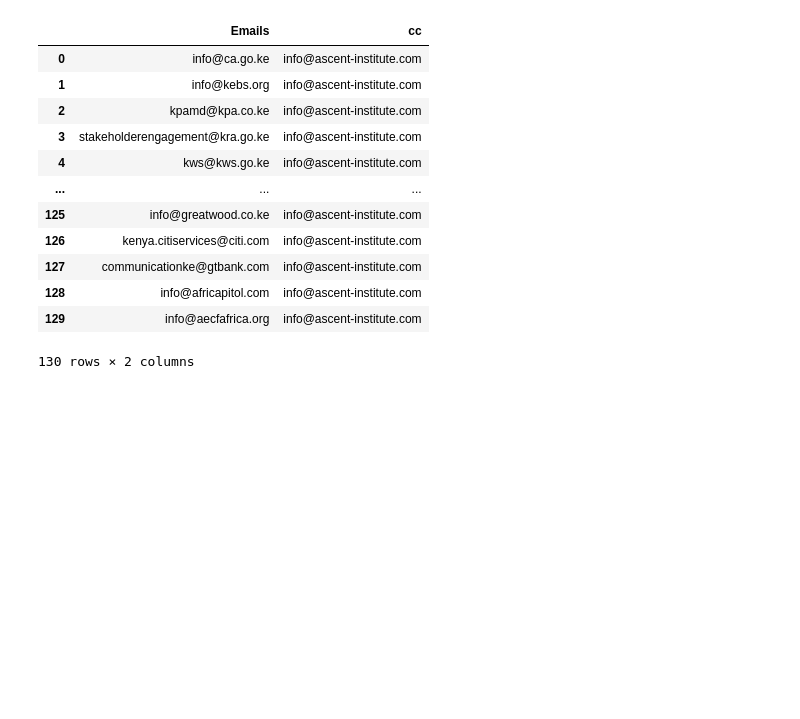
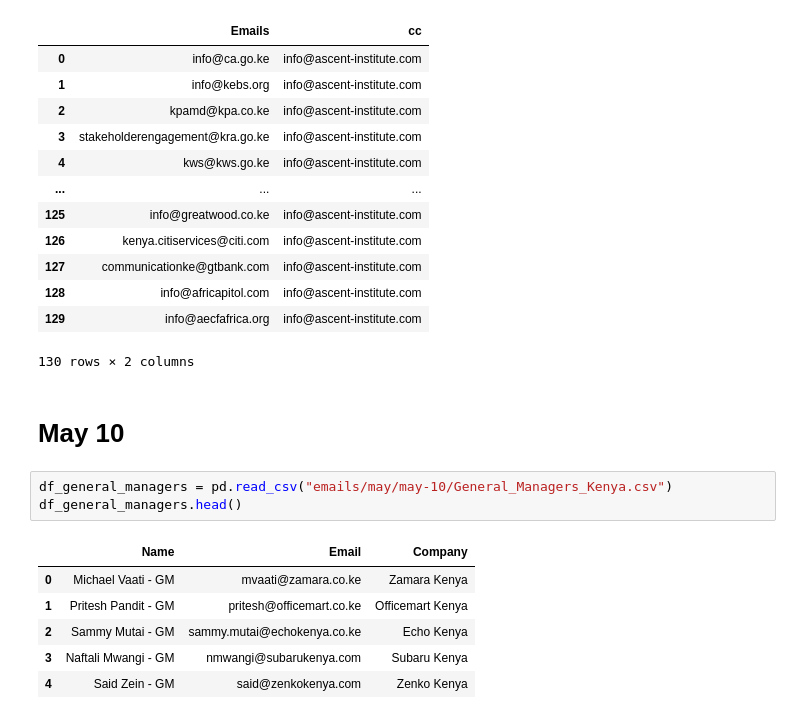
Before and after one commit to IainMosima/bulk-email-sender, a Jupyter notebook: analysis.ipynb, the cells around one changed output. Saved outputs shown, nothing was run; the diff lists cells and outputs as text; blank space fills up the shorter version.

```diff
--- a/analysis.ipynb
+++ b/analysis.ipynb
@@ -676,3 +699,15 @@ df_leads_cleaned
 | 128 | info@africapitol.com | info@ascent-institute.com |
 | 129 | info@aecfafrica.org | info@ascent-institute.com |
 130 rows × 2 columns
+# %% [markdown]
+# May 10
+# %%
+df_general_managers = pd.read_csv("emails/may/may-10/General_Managers_Kenya.csv")
+df_general_managers.head()
+# %% [output]
+|  | Name | Email | Company |
+| 0 | Michael Vaati - GM | mvaati@zamara.co.ke | Zamara Kenya |
+| 1 | Pritesh Pandit - GM | pritesh@officemart.co.ke | Officemart Kenya |
+| 2 | Sammy Mutai - GM | sammy.mutai@echokenya.co.ke | Echo Kenya |
+| 3 | Naftali Mwangi - GM | nmwangi@subarukenya.com | Subaru Kenya |
+| 4 | Said Zein - GM | said@zenkokenya.com | Zenko Kenya |
```
Also changed, not shown: parts of 28 cells of this notebook, 4 other files.
